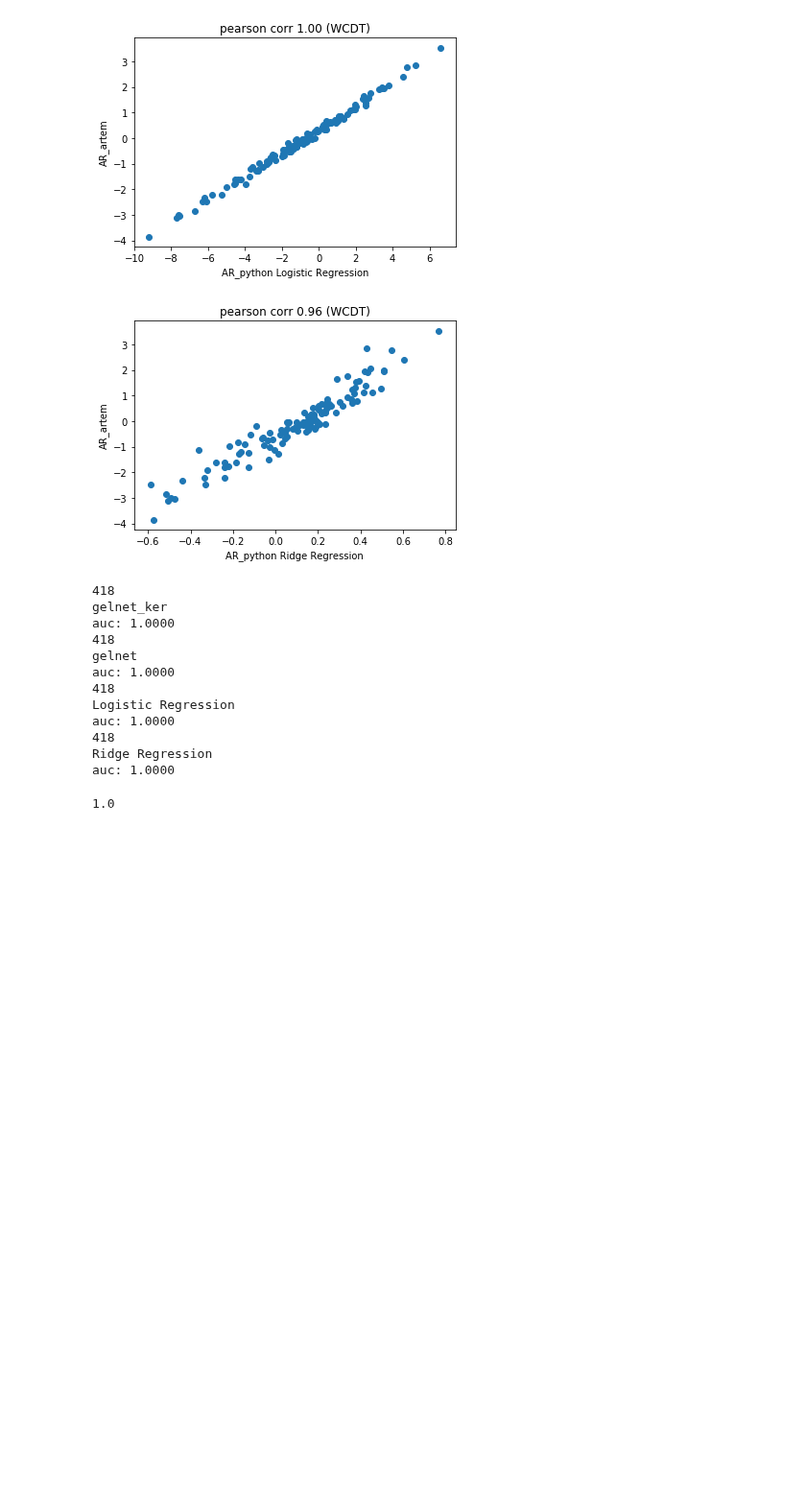
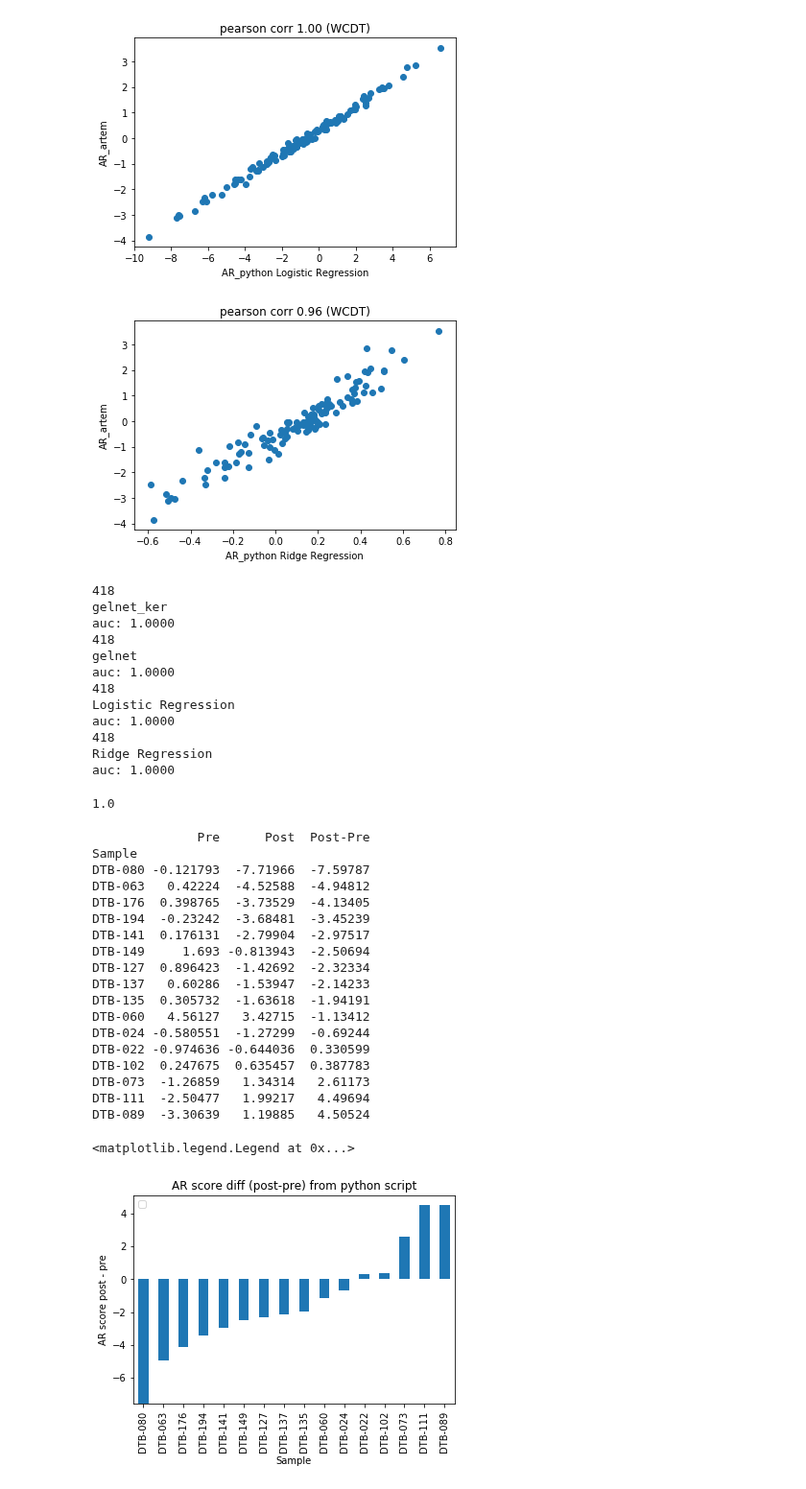
Before and after one commit to MollyZhang/ARsig_python, a Jupyter notebook: ARsig.ipynb, the cells around one changed output. Shown at 96% size. Cells and saved outputs as stored; diff of their text form; code cells hidden in the pictures; blank space fills up the shorter version.

Commit message:
add in AUC LPOCV function and basic plot of post-pre AR score difference

```diff
--- a/ARsig.ipynb
+++ b/ARsig.ipynb
@@ -62,5 +69,17 @@ def data_prep(X_df, Y_df):
     Y_df.sort_index(inplace=True)
     assert(list(X_df.index) == list(Y_df.index))
 
-    return X_orig_df, X_df, Y_df
+    # prep WCDT data
+    WCDT_df = pd.read_csv(X_WCDT_file, delimiter="\t")
+    common_genes = set(WCDT_df["gene_id"]).intersection(set(X_df.columns))
+    WCDT_df = WCDT_df[WCDT_df["gene_id"].isin(common_genes)]
+    WCDT_df.set_index("gene_id", inplace=True)
+
+    # same normalization
+    WCDT_df = (WCDT_df.rank()-1)/len(WCDT_df)
+    WCDT_df = WCDT_df.applymap(lambda x: -np.log(1-x))
+    WCDT_df.sort_index(inplace=True)
+    WCDT_df = WCDT_df.transpose()
+
+    return X_orig_df, X_df, Y_df, WCDT_df
 # %%
@@ -243,3 +255,61 @@ def calc_auc_cv(Y_pred, Y_test):
 print(LPOCV(X, Y))
 # %% [output]
 1.0
+# %%
+_, X, Y, WCDT_df = data_prep(X_df, Y_df)
+sig_df = pd.read_pickle("AR_signatures.pkl")
+# %%
+def extract_sample_name(name):
+    if name.endswith("Pro"):
+        return name[:-3]
+    elif name.endswith("Pro2"):
+        return name[:-4]
+    else:
+        assert(name[-1] in "0123456789")
+        return name
+
+
+assert(list(sig_df.index) == list(WCDT_df.columns))
+WCDT_AR_scores = np.matmul(WCDT_df, sig_df["Logistic Regression"])
+WCDT_score_df = pd.DataFrame(WCDT_AR_scores, index=WCDT_df.index, columns=["score"])
+sample_pair = pd.read_csv("data/paired_samples", delimiter="\t", index_col="Sample")
+WCDT_score_df = WCDT_score_df[WCDT_score_df.index.isin(sample_pair.index)]
+assert(sorted(list(sample_pair.index))==sorted(list(WCDT_score_df.index)))
+sample_pair_dict = dict(zip(sample_pair.index, sample_pair['TimePoint']))
+WCDT_plot_df = pd.DataFrame(columns=["Pre", "Post"])
+for index, row in WCDT_score_df.iterrows():
+    sample_name = extract_sample_name(index)
+    sample_type = sample_pair_dict[index]
+    WCDT_plot_df.set_value(sample_name, sample_type, row.score)
+
+WCDT_plot_df["Post-Pre"] = WCDT_plot_df["Post"] - WCDT_plot_df["Pre"]
+WCDT_plot_df.sort_values(by="Post-Pre", inplace=True)
+WCDT_plot_df.index.rename("Sample", inplace=True)
+print(WCDT_plot_df)
+
+
+ax = WCDT_plot_df.plot.bar(y="Post-Pre")
+ax.set_ylabel("AR score post - pre")
+ax.set_title("AR score diff (post-pre) from python script")
+ax.legend("")
+# %% [output]
+              Pre      Post  Post-Pre
+Sample
+DTB-080 -0.121793  -7.71966  -7.59787
+DTB-063   0.42224  -4.52588  -4.94812
+DTB-176  0.398765  -3.73529  -4.13405
+DTB-194  -0.23242  -3.68481  -3.45239
+DTB-141  0.176131  -2.79904  -2.97517
+DTB-149     1.693 -0.813943  -2.50694
+DTB-127  0.896423  -1.42692  -2.32334
+DTB-137   0.60286  -1.53947  -2.14233
+DTB-135  0.305732  -1.63618  -1.94191
+DTB-060   4.56127   3.42715  -1.13412
+DTB-024 -0.580551  -1.27299  -0.69244
+DTB-022 -0.974636 -0.644036  0.330599
+DTB-102  0.247675  0.635457  0.387783
+DTB-073  -1.26859   1.34314   2.61173
+DTB-111  -2.50477   1.99217   4.49694
+DTB-089  -3.30639   1.19885   4.50524
+<matplotlib.legend.Legend at 0x...>
+[figure, added]
```
Also changed, not shown: parts of 4 cells of this notebook.
